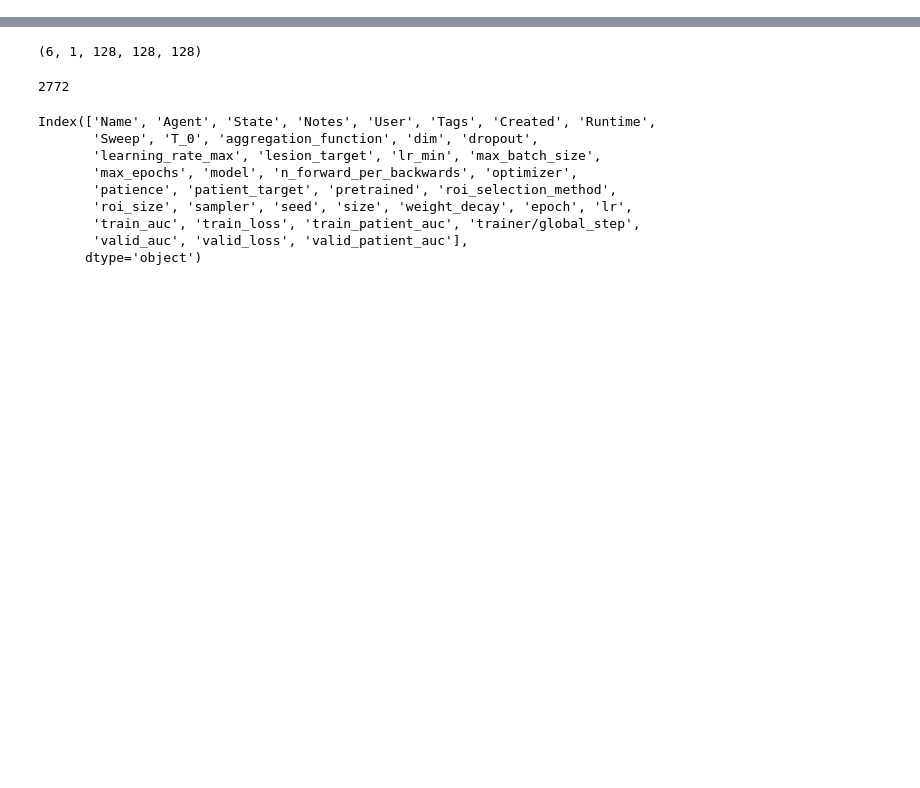
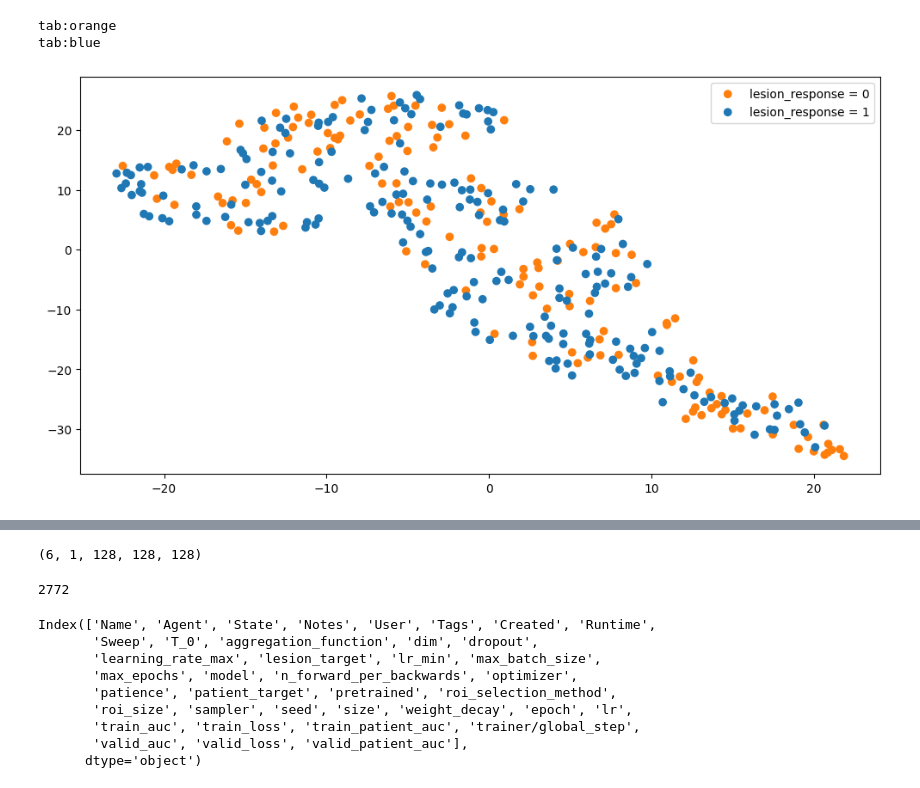
Before and after one commit to RensterMaat/premium_dl_ct, a Jupyter notebook: 01_explore.ipynb, the cells around one changed output, grey strips where cells are left out. Cells and saved outputs as stored; diff of their text form; code cells hidden in the pictures; blank space fills up the shorter version.

```diff
--- a/01_explore.ipynb
+++ b/01_explore.ipynb
@@ -94,3 +256,0 @@ dm.setup(stage='test')
-# %%
-dl = dm.test_dataloader()
-batch = next(iter(dl))
@@ -134,2 +256,0 @@ batch['']
-# %%
-y_hat = e(x)
@@ -175,0 +257,45 @@ df.to_csv(lesion_level_labels_csv, sep=';')
+# %%
+import pandas as pd
+
+model.model.cuda()
+
+df = pd.DataFrame(columns=[f'feature{f}' for f in range(2048)])
+
+for batch in dl:
+    x = batch['img'].cuda()
+
+    y_hat = model.model(x).cpu().detach().numpy()
+
+    for ix, name in enumerate([Path(p).name for p in batch['img_meta_dict']['filename_or_obj']]):
+        df.loc[name] = y_hat[ix].tolist()
+# %%
+from sklearn.manifold import TSNE
+import matplotlib.pyplot as plt
+
+lesion_fu = pd.read_csv(lesion_level_labels_csv, sep=';').set_index('lesion')
+
+df = df.join(lesion_fu[['organ','lesion_response']])
+feature_columns = [f'feature{f}' for f in range(2048)]
+
+tsne = TSNE(n_components=2)
+
+tsne_results = tsne.fit_transform(df[feature_columns])
+
+groupby = 'lesion_response'
+colors = {
+    0:'tab:orange',
+    1:'tab:blue'
+}
+
+plt.figure(figsize=(12,6))
+for group, color in colors.items():
+    print(color)
+
+    results = tsne_results[df[groupby] == group]
+    plt.scatter(results[:,0], results[:,1], c=[color] * len(results), label=f'{groupby} = {group}')
+plt.legend()
+plt.show()
+# %% [output]
+tab:orange
+tab:blue
+[figure, added]
```
Also changed, not shown: parts of 50 cells of this notebook, 3 other files.
